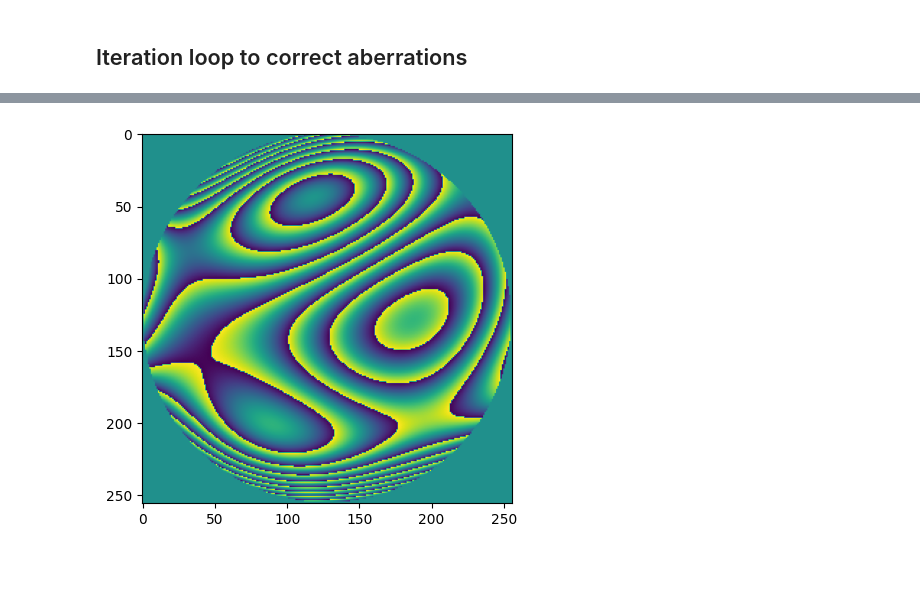
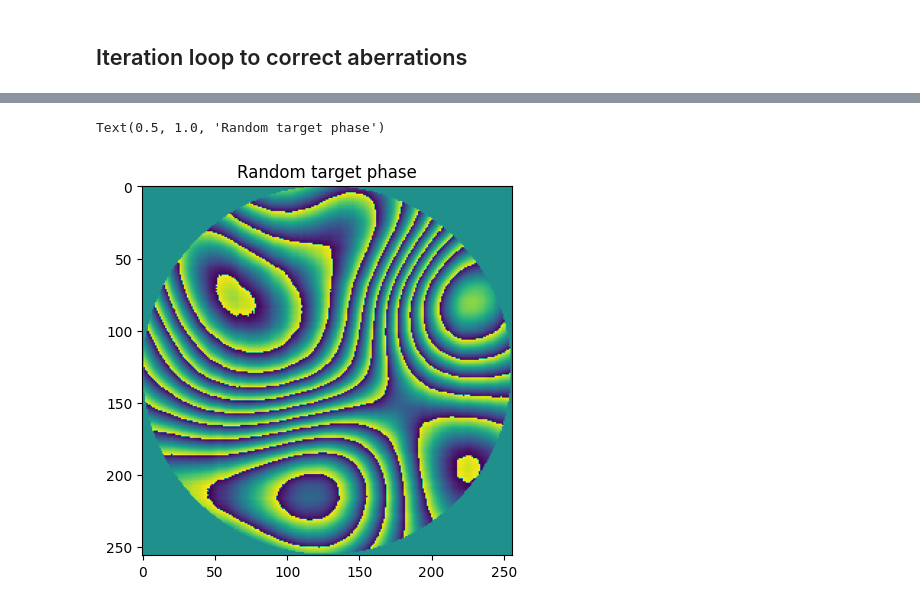
Before and after one commit to imperial-photonics/HexSimInstrument, a Jupyter notebook: R11SLM_correction.ipynb, the cells around one changed output, grey strips where cells are left out. Saved outputs shown, nothing was run; the diff lists cells and outputs as text; code cells hidden in the pictures; blank space fills up the shorter version.

Commit message:
failed binary phase

```diff
--- a/R11SLM_correction.ipynb
+++ b/R11SLM_correction.ipynb
@@ -17,7 +17,9 @@ from IPython import display
 # Aberration correction simulation
 # %%
 xp = cp
-titles = ['Guess for PSF intensity', 'Phase of PSFs field', 'Difference in PSFs phase', 'Amplitude of PSFs field', 'Amplitude profile', 'Unwrapped PSF phase', 'Unwrapped PSF phase difference', 'Simulated aberration', 'Simulated aberration sum', 'Measured PSF', 'Measured PSF+defocus', 'Measured PSF-defocus']
+# titles = ['Guess for PSF intensity', 'Phase sum in pupil', 'Phase difference in pupil', 'Amplitude in pupil', 'Amplitude profile in pupil', 'Unwrapped PSF phase', 'Unwrapped PSF phase difference', 'Simulated phase aberration', 'Simulated phase aberration sum', 'Measured PSF', 'Measured PSF+defocus', 'Measured PSF-defocus']
+xp = cp
+titles = ['Guess for PSF intensity', 'Phase sum in pupil', 'Phase difference in pupil', 'Amplitude in pupil', 'Amplitude profile in pupil', 'Unwrapped PSF phase', 'Zernike fitted phase', 'Simulated phase aberration', 'Simulated phase aberration sum', 'Measured PSF', 'Measured PSF+defocus', 'Measured PSF-defocus']
 # %% [markdown]
 Set up arrays
 # %%
@@ -330,6 +357,10 @@ Elapsed time: 134.01830959320068s
 # %%
 plt.figure(100)
 if xp == cp:
-    plt.imshow((xp.angle(xp.exp(1j * cumphase))).get())
+    plt.imshow(xp.angle(xp.exp(1j * (ri))).get())
+else:
+    plt.imshow(xp.angle(xp.exp(1j * (ri))))
+plt.title('Random target phase')
 # %% [output]
+Text(0.5, 1.0, 'Random target phase')
-[figure, old version]
+[figure, new version]
```
Also changed, not shown: parts of 21 cells of this notebook.
